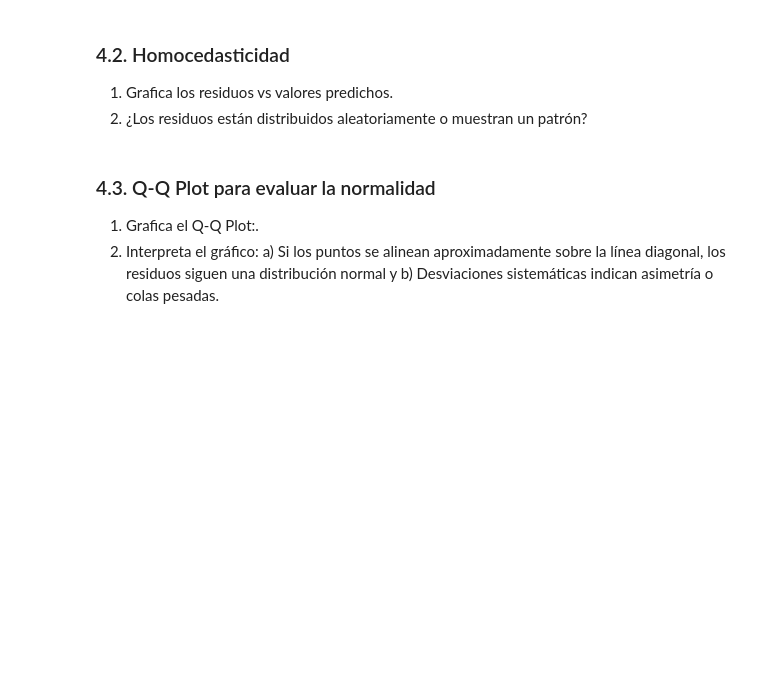
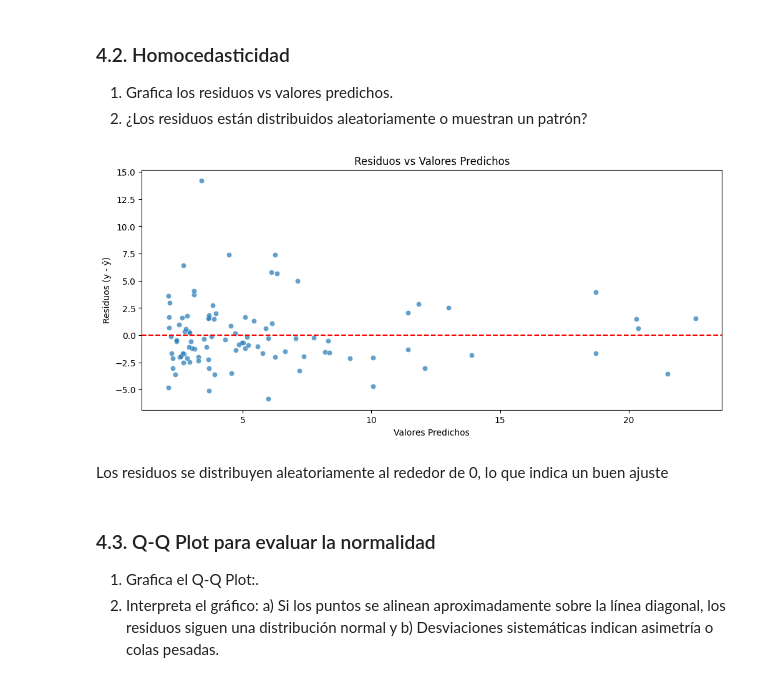
Before and after one commit to GustavoHDLC1/Colab_Files_PADP, a Jupyter notebook: PracticaRegresionLinealSimple.ipynb, the cells around one changed output. Drawn from its saved outputs; the diff is of its cells as text; code cells hidden in the pictures; blank space fills up the shorter version.

```diff
--- a/PracticaRegresionLinealSimple.ipynb
+++ b/PracticaRegresionLinealSimple.ipynb
@@ -219,3 +264,16 @@ Visualmente, parece que los datos se ajustan a la recta, lo que podría indicar
+# %%
+# Gráfico de residuos vs predichos
+plt.figure(figsize=(12, 5))
+sns.scatterplot(x='Predicción', y='residuos', data=df_pred, alpha=0.7)
+plt.axhline(0, color='red', linestyle='--')
+plt.title('Residuos vs Valores Predichos')
+plt.xlabel('Valores Predichos')
+plt.ylabel('Residuos (y - ŷ)')
+plt.show()
+# %% [output]
+[figure, added]
+# %% [markdown]
+Los residuos se distribuyen aleatoriamente al rededor de 0, lo que indica un buen ajuste
 # %% [markdown]
 ### 4.3. Q-Q Plot para evaluar la normalidad
 1. Grafica el Q-Q Plot:.
```
Also changed, not shown: parts of 14 cells of this notebook.
